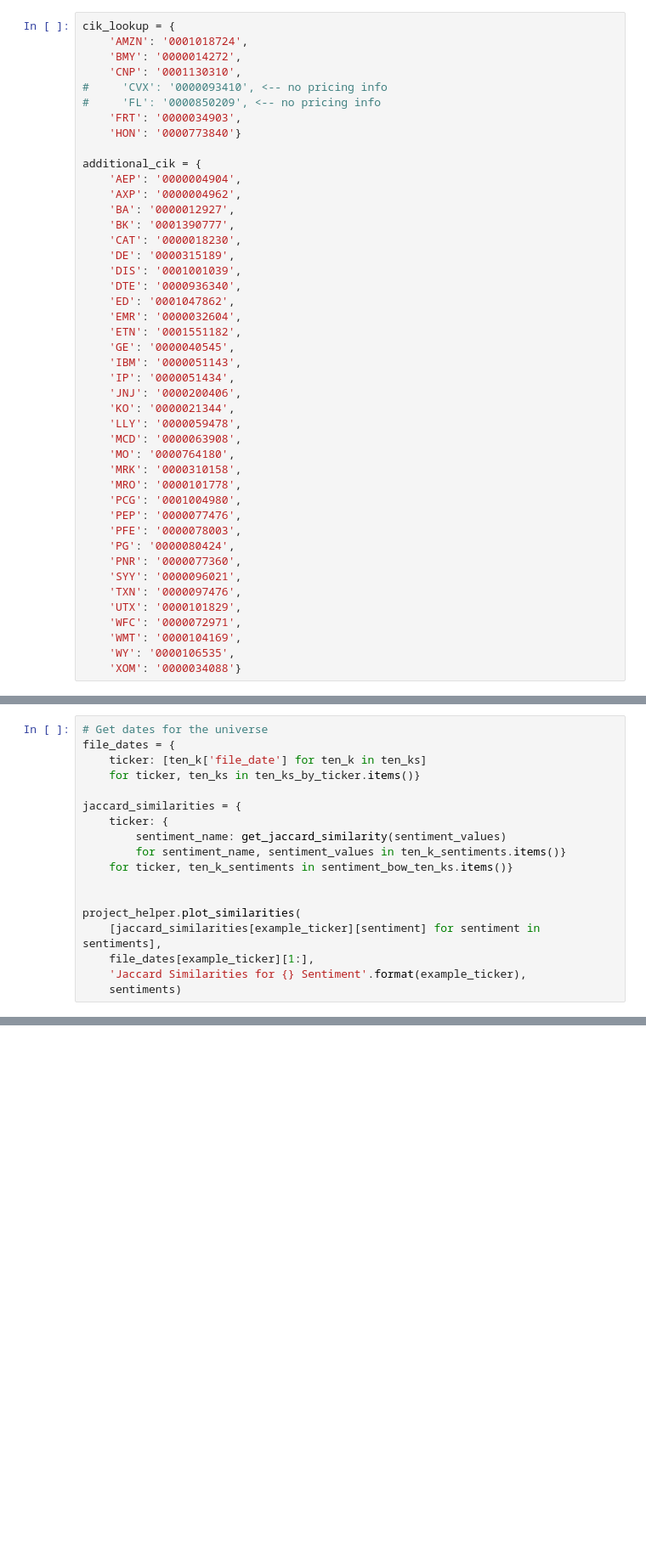
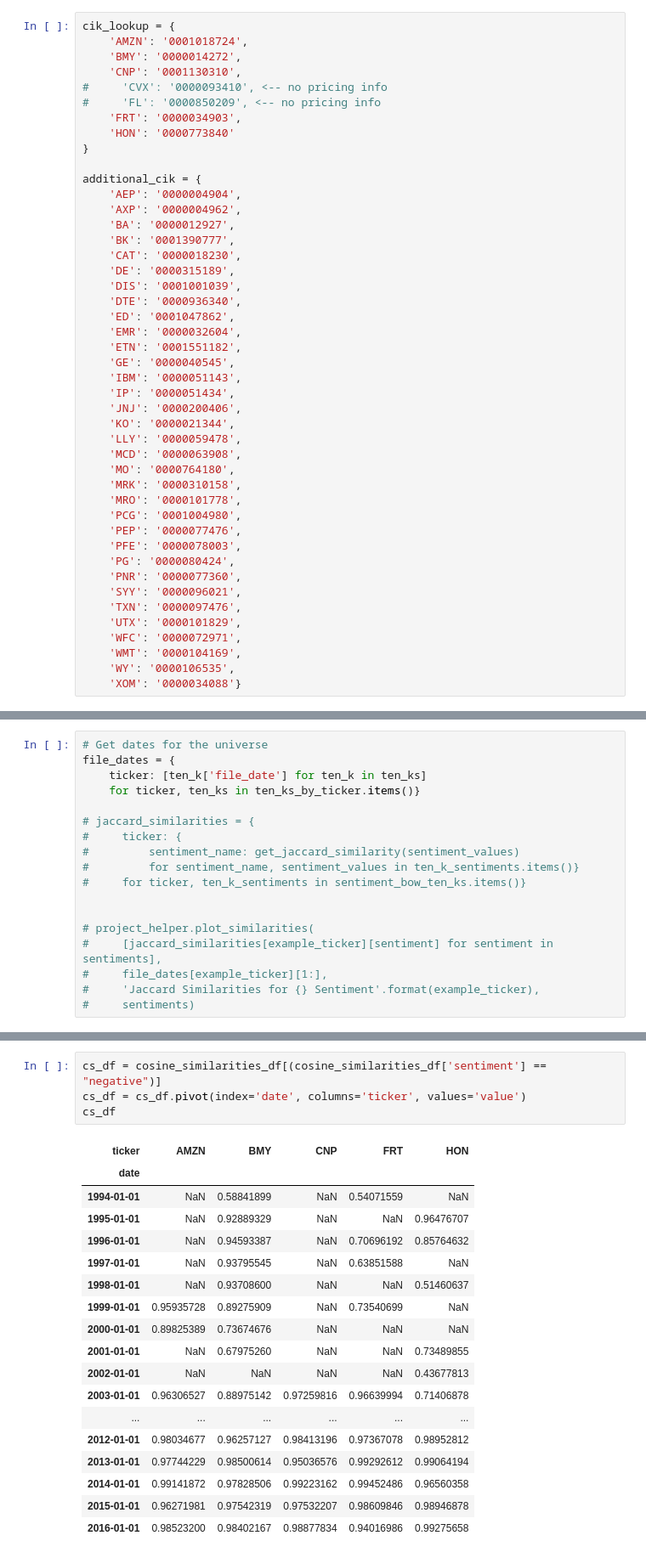
Before and after one commit to rometaidla/flash-boys, a Jupyter notebook: project_10K_sec_reports.ipynb, the cells around one changed output, grey strips where cells are left out. Shown at 85% size. Saved outputs shown, nothing was run; the diff lists cells and outputs as text; blank space fills up the shorter version.

```diff
--- a/project_10K_sec_reports.ipynb
+++ b/project_10K_sec_reports.ipynb
@@ -40,7 +40,8 @@ cik_lookup = {
 #     'CVX': '0000093410', <-- no pricing info
 #     'FL': '0000850209', <-- no pricing info
     'FRT': '0000034903',
-    'HON': '0000773840'}
+    'HON': '0000773840'
+}
 
 additional_cik = {
     'AEP': '0000004904',
@@ -533,15 +532,15 @@ file_dates = {
     ticker: [ten_k['file_date'] for ten_k in ten_ks]
     for ticker, ten_ks in ten_ks_by_ticker.items()}
 
-jaccard_similarities = {
-    ticker: {
-        sentiment_name: get_jaccard_similarity(sentiment_values)
-        for sentiment_name, sentiment_values in ten_k_sentiments.items()}
-    for ticker, ten_k_sentiments in sentiment_bow_ten_ks.items()}
+# jaccard_similarities = {
+#     ticker: {
+#         sentiment_name: get_jaccard_similarity(sentiment_values)
+#         for sentiment_name, sentiment_values in ten_k_sentiments.items()}
+#     for ticker, ten_k_sentiments in sentiment_bow_ten_ks.items()}
 
 
-project_helper.plot_similarities(
-    [jaccard_similarities[example_ticker][sentiment] for sentiment in sentiments],
-    file_dates[example_ticker][1:],
-    'Jaccard Similarities for {} Sentiment'.format(example_ticker),
-    sentiments)
+# project_helper.plot_similarities(
+#     [jaccard_similarities[example_ticker][sentiment] for sentiment in sentiments],
+#     file_dates[example_ticker][1:],
+#     'Jaccard Similarities for {} Sentiment'.format(example_ticker),
+#     sentiments)
@@ -735,0 +749,23 @@ In order to use a lot of the alphalens functions, we need to aligned the indices
+# %%
+cs_df = cosine_similarities_df[(cosine_similarities_df['sentiment'] == "negative")]
+cs_df = cs_df.pivot(index='date', columns='ticker', values='value')
+cs_df
+# %% [output]
+| ticker | AMZN | BMY | CNP | FRT | HON |
+| date |  |  |  |  |  |
+| 1994-01-01 | NaN | 0.58841899 | NaN | 0.54071559 | NaN |
+| 1995-01-01 | NaN | 0.92889329 | NaN | NaN | 0.96476707 |
+| 1996-01-01 | NaN | 0.94593387 | NaN | 0.70696192 | 0.85764632 |
+| 1997-01-01 | NaN | 0.93795545 | NaN | 0.63851588 | NaN |
+| 1998-01-01 | NaN | 0.93708600 | NaN | NaN | 0.51460637 |
+| 1999-01-01 | 0.95935728 | 0.89275909 | NaN | 0.73540699 | NaN |
+| 2000-01-01 | 0.89825389 | 0.73674676 | NaN | NaN | NaN |
+| 2001-01-01 | NaN | 0.67975260 | NaN | NaN | 0.73489855 |
+| 2002-01-01 | NaN | NaN | NaN | NaN | 0.43677813 |
+| 2003-01-01 | 0.96306527 | 0.88975142 | 0.97259816 | 0.96639994 | 0.71406878 |
+| ... | ... | ... | ... | ... | ... |
+| 2012-01-01 | 0.98034677 | 0.96257127 | 0.98413196 | 0.97367078 | 0.98952812 |
+| 2013-01-01 | 0.97744229 | 0.98500614 | 0.95036576 | 0.99292612 | 0.99064194 |
+| 2014-01-01 | 0.99141872 | 0.97828506 | 0.99223162 | 0.99452486 | 0.96560358 |
+| 2015-01-01 | 0.96271981 | 0.97542319 | 0.97532207 | 0.98609846 | 0.98946878 |
+| 2016-01-01 | 0.98523200 | 0.98402167 | 0.98877834 | 0.94016986 | 0.99275658 |
```
Also changed, not shown: parts of 5 cells of this notebook, 5 other files.
